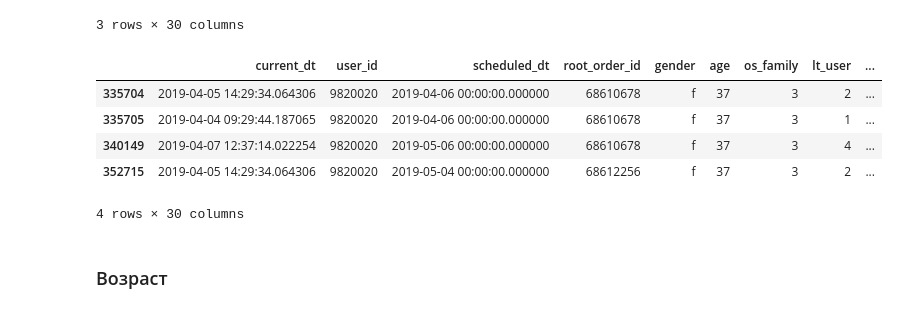
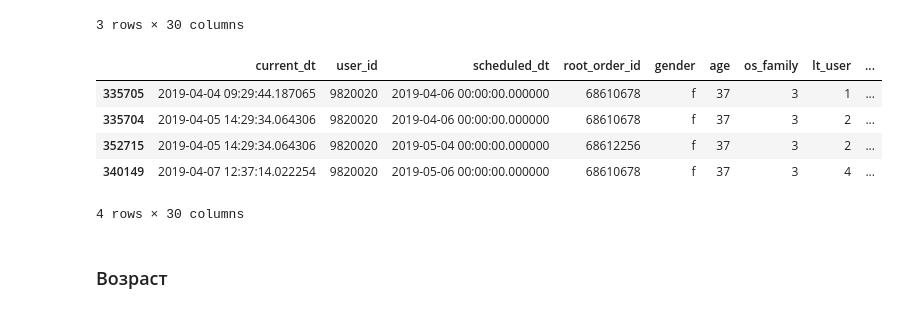
Before and after one commit to yevmaslov/genesis_data_scientist_test_task, a Jupyter notebook: part1_eda.ipynb, the cells around one changed output. Cells and saved outputs as stored; diff of their text form; code cells hidden in the pictures.

```diff
--- a/part1_eda.ipynb
+++ b/part1_eda.ipynb
@@ -318,13 +324,13 @@ df[df['user_id'] == 9558391]
 | 490731 | 2019-04-05 14:29:34.064306 | 9558391 | 2019-05-04 00:00:00.000000 | 68389912 | m | 52 | 5 | 4 | ... |
 3 rows × 30 columns
 # %%
-df[df['user_id'] == 9820020]
+df[df['user_id'] == 9820020].sort_values('current_dt')
 # %% [output]
 |  | current_dt | user_id | scheduled_dt | root_order_id | gender | age | os_family | lt_user | ... |
+| 335705 | 2019-04-04 09:29:44.187065 | 9820020 | 2019-04-06 00:00:00.000000 | 68610678 | f | 37 | 3 | 1 | ... |
 | 335704 | 2019-04-05 14:29:34.064306 | 9820020 | 2019-04-06 00:00:00.000000 | 68610678 | f | 37 | 3 | 2 | ... |
-| 335705 | 2019-04-04 09:29:44.187065 | 9820020 | 2019-04-06 00:00:00.000000 | 68610678 | f | 37 | 3 | 1 | ... |
+| 352715 | 2019-04-05 14:29:34.064306 | 9820020 | 2019-05-04 00:00:00.000000 | 68612256 | f | 37 | 3 | 2 | ... |
 | 340149 | 2019-04-07 12:37:14.022254 | 9820020 | 2019-05-06 00:00:00.000000 | 68610678 | f | 37 | 3 | 4 | ... |
-| 352715 | 2019-04-05 14:29:34.064306 | 9820020 | 2019-05-04 00:00:00.000000 | 68612256 | f | 37 | 3 | 2 | ... |
 4 rows × 30 columns
 # %% [markdown]
 ### Возраст
```
Also changed, not shown: parts of 6 cells of this notebook, 23 other files.
